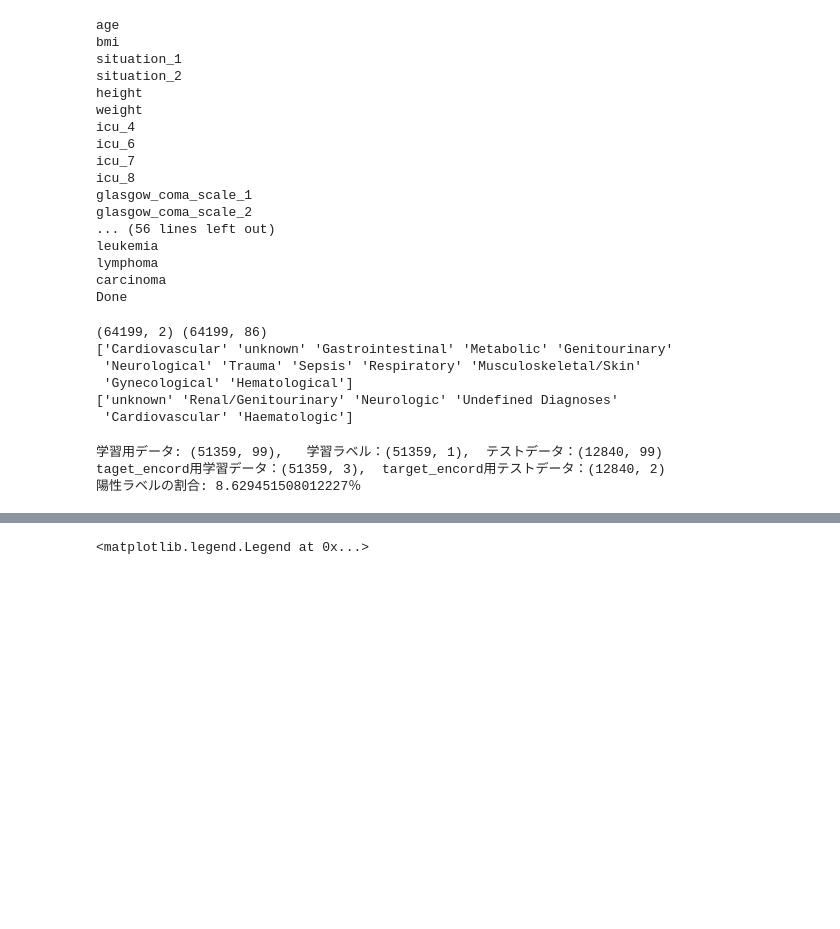
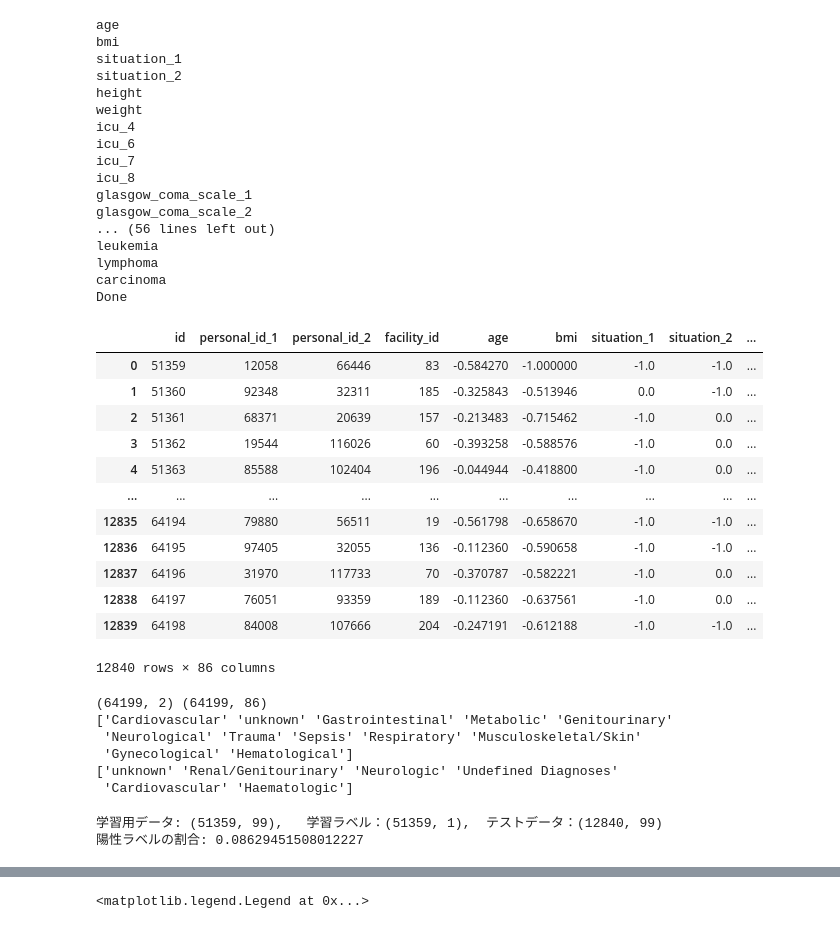
Before and after one commit to mecab-g/kaggle_PSP, a Jupyter notebook: EDA.ipynb, the cells around one changed output, grey strips where cells are left out. Cells and saved outputs as stored; diff of their text form; code cells hidden in the pictures; blank space fills up the shorter version.

```diff
--- a/EDA.ipynb
+++ b/EDA.ipynb
@@ -164,11 +172,10 @@ random_state = 123
 # train.info()
 # %%
 #カテゴリと考えられる変数を変更
-train['id'] = train['id'].astype(object)
-train['personal_id_1'] = train['personal_id_1'].astype(object)
-train['personal_id_2'] = train['personal_id_2'].astype(object)
-train['facility_id'] = train['facility_id'].astype(object)
-train['icu_5'] = train['icu_5'].astype(object)
-train['icu_id'] = train['icu_id'].astype(object)
+cats = ['id', 'personal_id_1', 'personal_id_2', 'facility_id', 'icu_5', 'icu_id']
+
+for c in cats:
+    train[c] = train[c].astype(object)
+    test[c] = test[c].astype(object)
 # %%
 # 数値データ
@@ -252,7 +260,7 @@ for col in low_cat_cols:
     list_label = sorted(list(set(le.classes_) | set(['unknown'])))
     # print(list_label)
     map_label = {j:i for i,j in enumerate(list_label)}
-    train[col] = train[col].map(map_label)
+    x_train[col] = x_train[col].map(map_label)
 
     dict_low_cat[col] = {}
     dict_low_cat[col]['fillna'] = value_fillna
@@ -311,8 +319,8 @@ for col in col_num:
     value_max = x_train[col].max()
     value_mean = x_train[col].mean()
     value_std = x_train[col].std()
-    train[col] = (x_train[col] - value_min) / (value_max - value_min)
-    # X_tarin[col] = (X_train[col] - value_mean) / value_std
+    #train[col] = (train[col] - value_min) / (value_max - value_min)
+    x_train[col] = (x_train[col] - value_mean) / value_std
 
     dict_num[col] = {}
     dict_num[col]['fillna'] = value_fillna
@@ -350,7 +358,12 @@ def transform_data(input_x):
 
         value_min = dict_num[col]['min']
         value_max = dict_num[col]['max']
-        output_x[col]  = (output_x[col] - value_min ) / (value_max - value_min)
+        value_mean = dict_num[col]['mean']
+        value_std = dict_num[col]['std']
+
+        # output_x[col]  = (output_x[col] - value_min ) / (value_max - value_min)
+        output_x[col]  = (output_x[col] - value_mean ) / (value_std)
+
 
     for col in low_cat_cols:
         value_fillna = dict_low_cat[col]['fillna']
@@ -377,6 +390,22 @@ def transform_data(input_x):
     return output_x
 
 x_test = transform_data(test)
+# %%
+x_test
+# %% [output]
+|  | id | personal_id_1 | personal_id_2 | facility_id | age | bmi | situation_1 | situation_2 | ... |
+| 0 | 51359 | 12058 | 66446 | 83 | -0.584270 | -1.000000 | -1.0 | -1.0 | ... |
+| 1 | 51360 | 92348 | 32311 | 185 | -0.325843 | -0.513946 | 0.0 | -1.0 | ... |
+| 2 | 51361 | 68371 | 20639 | 157 | -0.213483 | -0.715462 | -1.0 | 0.0 | ... |
+| 3 | 51362 | 19544 | 116026 | 60 | -0.393258 | -0.588576 | -1.0 | 0.0 | ... |
+| 4 | 51363 | 85588 | 102404 | 196 | -0.044944 | -0.418800 | -1.0 | 0.0 | ... |
+| ... | ... | ... | ... | ... | ... | ... | ... | ... | ... |
+| 12835 | 64194 | 79880 | 56511 | 19 | -0.561798 | -0.658670 | -1.0 | -1.0 | ... |
+| 12836 | 64195 | 97405 | 32055 | 136 | -0.112360 | -0.590658 | -1.0 | -1.0 | ... |
+| 12837 | 64196 | 31970 | 117733 | 70 | -0.370787 | -0.582221 | -1.0 | 0.0 | ... |
+| 12838 | 64197 | 76051 | 93359 | 189 | -0.112360 | -0.637561 | -1.0 | 0.0 | ... |
+| 12839 | 64198 | 84008 | 107666 | 204 | -0.247191 | -0.612188 | -1.0 | -1.0 | ... |
+12840 rows × 86 columns
 # %%
 #body_sytemsとhigh_cat_cols（target_encord)以外修正後
 #データを統合しbody_sytemsをone_hotencoding
@@ -411,27 +440,25 @@ ohe_body = pd.get_dummies(train_body.stack(), dummy_na=False, prefix='ohe').grou
 ohe_concat_df = pd.concat([concat_df, ohe_body], axis=1)#元の全体のDFに病歴のOHEをつなげる
 ohe_concat_df = ohe_concat_df.drop(['body_system_1','body_system_2','ohe_unknown'], axis=1)
 # 学習とテストに分解
-n_train = ohe_concat_df[:len(x_train)]
-n_train = pd.concat([n_train, train['target_label']], axis=1)
-y_train = train[['target_label']]
+x_train = ohe_concat_df[:len(x_train)]
+# x_train = pd.concat([x_train, train['target_label']], axis=1)
 
-n_test = ohe_concat_df[len(x_train):].reset_index(drop=True)
+x_test = ohe_concat_df[len(x_train):].reset_index(drop=True)
 
 # Target Encoding用のラベル付きのDataFrameを用意
-te_base_train = n_train[['facility_id', 'icu_id', 'target_label']].copy()
-te_base_test = n_test[['facility_id', 'icu_id']].copy()
+# te_base_train = x_train[['facility_id', 'icu_id', 'target_label']].copy()
+# te_base_test = x_test[['facility_id', 'icu_id']].copy()
 
-n_train.drop('target_label', axis=1, inplace=True)
+# x_train.drop('target_label', axis=1, inplace=True)
 
 
 print('学習用データ: {},   学習ラベル：{},  テストデータ：{}'.format(
-    n_train.shape, y_train.shape, n_test.shape))
-print('taget_encord用学習データ：{},  target_encord用テストデータ：{}'.format(
-      te_base_train.shape, te_base_test.shape))
+    x_train.shape, y_train.shape, x_test.shape))
+# print('taget_encord用学習データ：{},  target_encord用テストデータ：{}'.format(
+#       te_base_train.shape, te_base_test.shape))
 
-print('陽性ラベルの割合: {}％'.format(
-    y_train.value_counts()[1] * 100 / len(n_train)))
+print('陽性ラベルの割合: {}'.format(
+    y_train.value_counts()[1]  / len(train)))
 # %% [output]
 学習用データ: (51359, 99),   学習ラベル：(51359, 1),  テストデータ：(12840, 99)
-taget_encord用学習データ：(51359, 3),  target_encord用テストデータ：(12840, 2)
-陽性ラベルの割合: 8.629451508012227％
+陽性ラベルの割合: 0.08629451508012227
```
Also changed, not shown: parts of 41 cells of this notebook, 4 other files.
